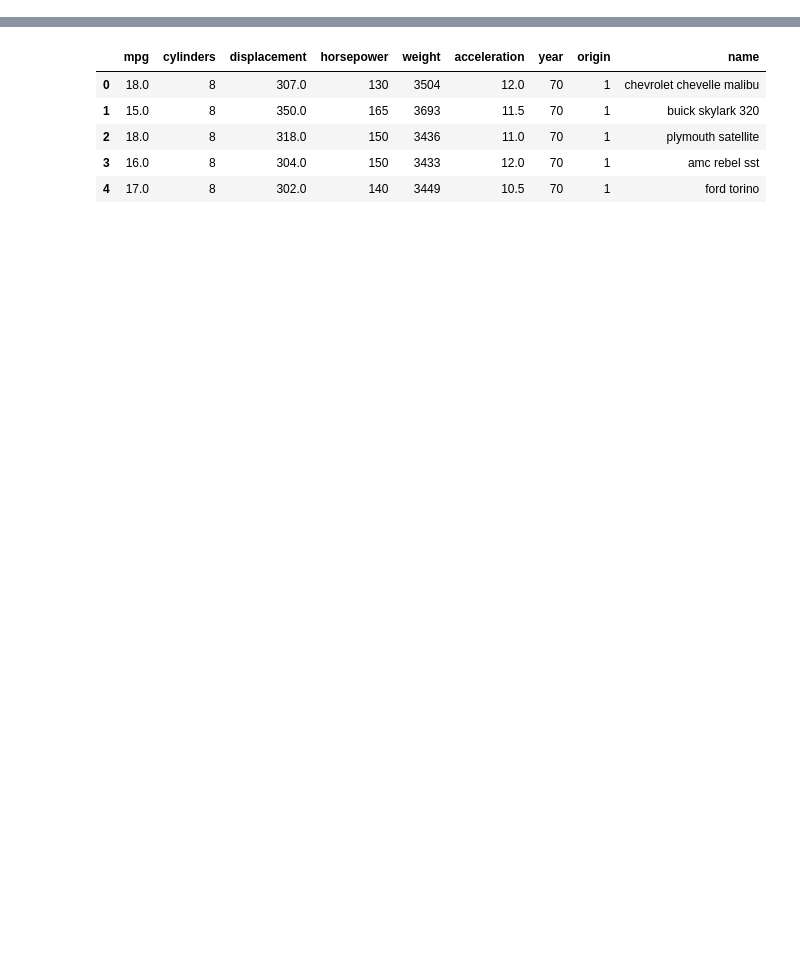
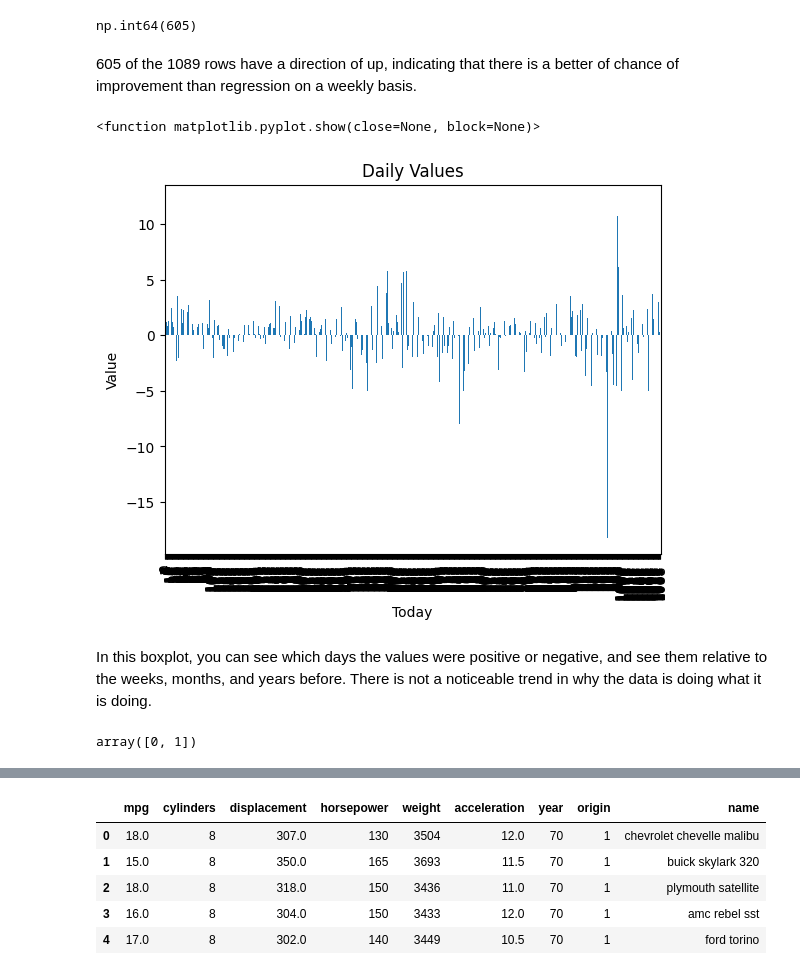
Before and after one commit to zacmac13/Methods-in-Data-Science, a Jupyter notebook: project.ipynb, the cells around one changed output, grey strips where cells are left out. Cells and saved outputs as stored; diff of their text form; code cells hidden in the pictures; blank space fills up the shorter version.

```diff
--- a/project.ipynb
+++ b/project.ipynb
@@ -18,2 +21,4 @@ Requirement already satisfied: six in /home/codespace/.local/lib/python3.12/site
 # %%
 import statsmodels.api as sm
+# %%
+weekly = pd.read_csv('Weekly.csv')
@@ -19,0 +41,18 @@ import statsmodels.api as sm
+# %%
+count_up = (weekly['Direction'] == 'Up').sum()
+count_up
+# %% [output]
+np.int64(605)
+# %% [markdown]
+605 of the 1089 rows have a direction of up, indicating that there is a better of chance of improvement than regression on a weekly basis.
+# %%
+weekly['Today'].plot(kind='bar')
+plt.title(f'Daily Values')
+plt.xlabel('Today')
+plt.ylabel('Value')
+plt.show
+# %% [output]
+<function matplotlib.pyplot.show(close=None, block=None)>
+[figure, added]
+# %% [markdown]
+In this boxplot, you can see which days the values were positive or negative, and see them relative to the weeks, months, and years before. There is not a noticeable trend in why the data is doing what it is doing.
@@ -19,0 +61,4 @@ import statsmodels.api as sm
+# %%
+weekly['Direction'].unique()
+# %% [output]
+array([0, 1])
```
Also changed, not shown: parts of 77 cells of this notebook.
